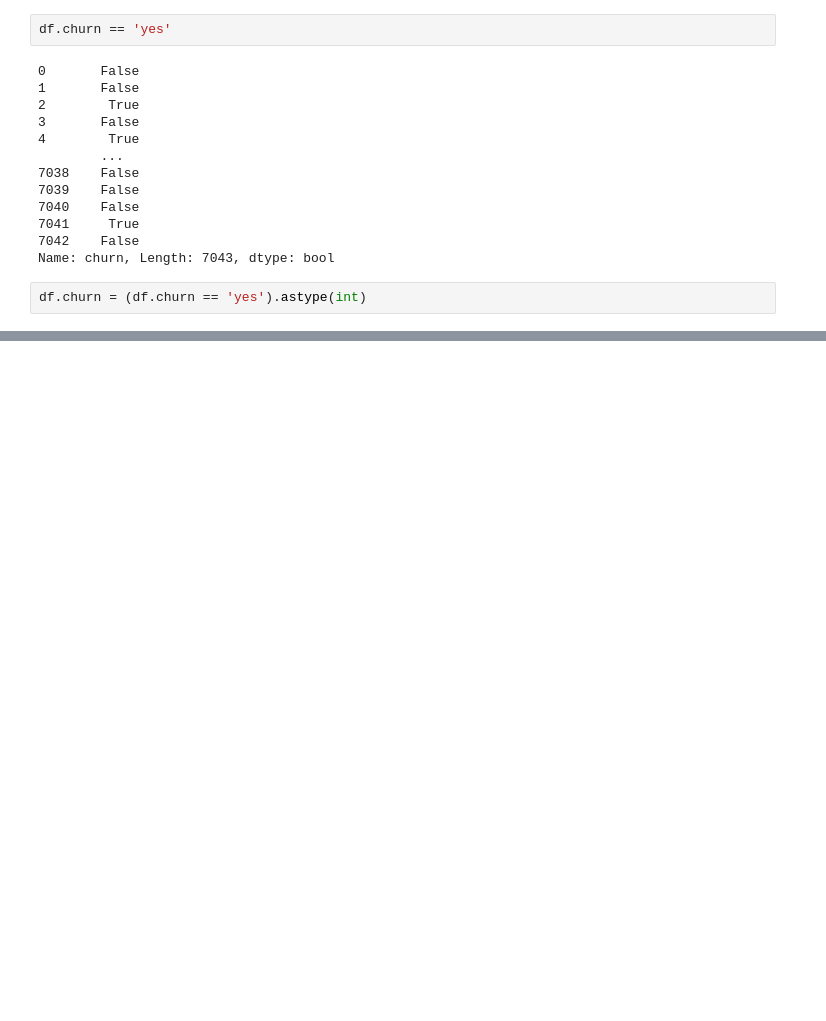
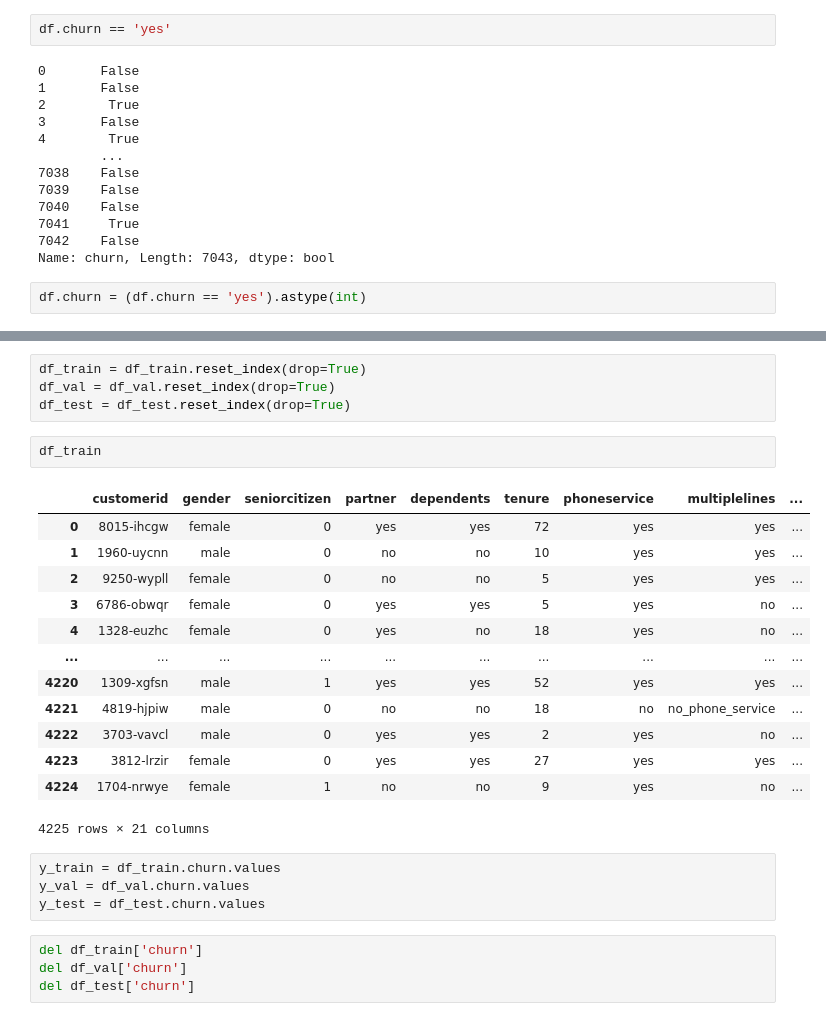
Before and after one commit to ShaniceWilliams/ml-zoomcamp, a Jupyter notebook: 03_Classification/3_Churn_prediction.ipynb, the cells around one changed output, grey strips where cells are left out. Cells and saved outputs as stored; diff of their text form; blank space fills up the shorter version.

```diff
--- a/03_Classification/3_Churn_prediction.ipynb
+++ b/03_Classification/3_Churn_prediction.ipynb
@@ -213,0 +246,28 @@ df.churn = (df.churn == 'yes').astype(int)
+# %%
+df_train = df_train.reset_index(drop=True)
+df_val = df_val.reset_index(drop=True)
+df_test = df_test.reset_index(drop=True)
+# %%
+df_train
+# %% [output]
+|  | customerid | gender | seniorcitizen | partner | dependents | tenure | phoneservice | multiplelines | ... |
+| 0 | 8015-ihcgw | female | 0 | yes | yes | 72 | yes | yes | ... |
+| 1 | 1960-uycnn | male | 0 | no | no | 10 | yes | yes | ... |
+| 2 | 9250-wypll | female | 0 | no | no | 5 | yes | yes | ... |
+| 3 | 6786-obwqr | female | 0 | yes | yes | 5 | yes | no | ... |
+| 4 | 1328-euzhc | female | 0 | yes | no | 18 | yes | no | ... |
+| ... | ... | ... | ... | ... | ... | ... | ... | ... | ... |
+| 4220 | 1309-xgfsn | male | 1 | yes | yes | 52 | yes | yes | ... |
+| 4221 | 4819-hjpiw | male | 0 | no | no | 18 | no | no_phone_service | ... |
+| 4222 | 3703-vavcl | male | 0 | yes | yes | 2 | yes | no | ... |
+| 4223 | 3812-lrzir | female | 0 | yes | yes | 27 | yes | yes | ... |
+| 4224 | 1704-nrwye | female | 1 | no | no | 9 | yes | no | ... |
+4225 rows × 21 columns
+# %%
+y_train = df_train.churn.values
+y_val = df_val.churn.values
+y_test = df_test.churn.values
+# %%
+del df_train['churn']
+del df_val['churn']
+del df_test['churn']
```
Also changed, not shown: parts of 23 cells of this notebook.
